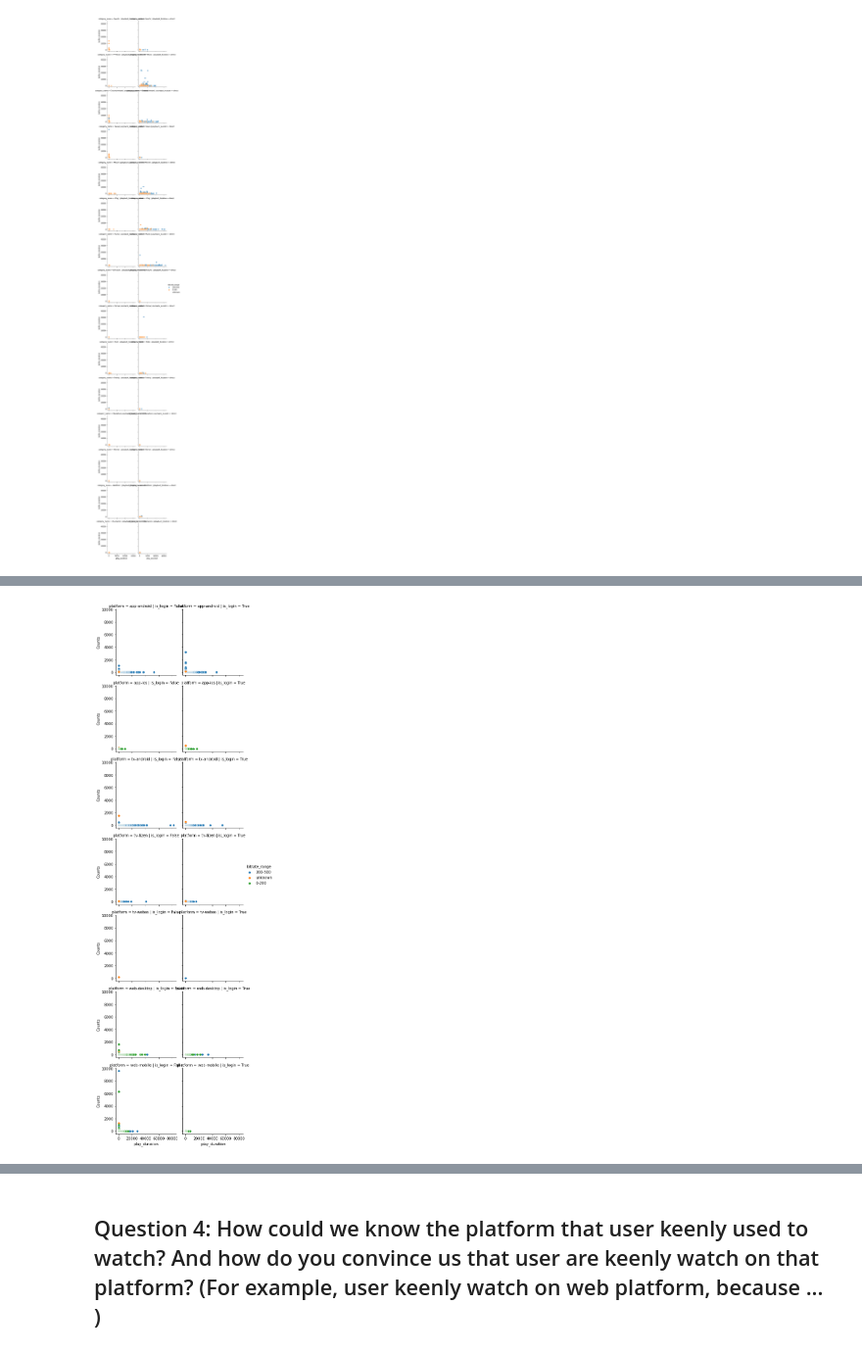
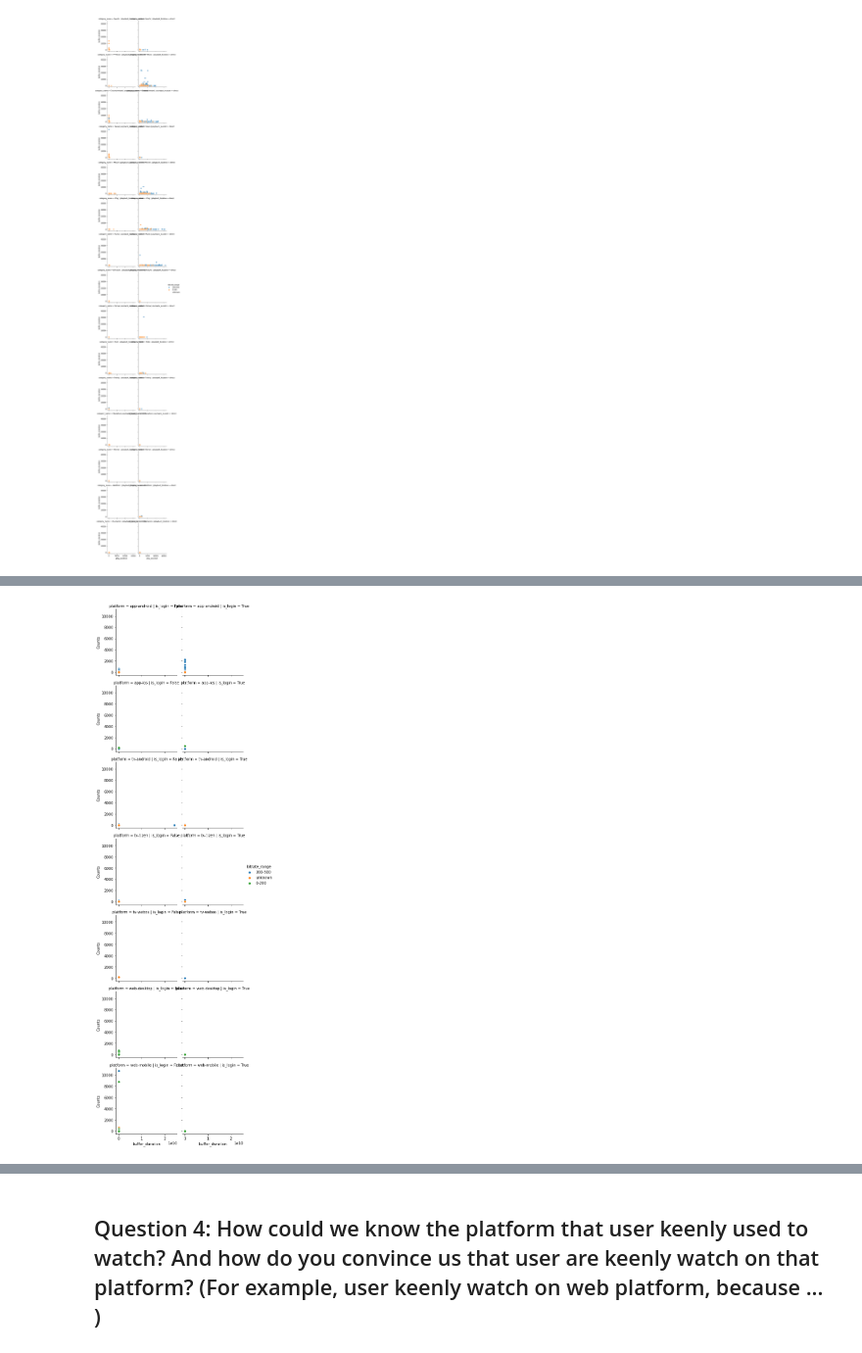
Before and after one commit to archeltaneka/vidio-dataset-eda, a Jupyter notebook: exploratory_notebook.ipynb, the cells around one changed output, grey strips where cells are left out. Shown at 98% size. Cells and saved outputs as stored; diff of their text form; code cells hidden in the pictures.

```diff
--- a/exploratory_notebook.ipynb
+++ b/exploratory_notebook.ipynb
@@ -1457,12 +1382,12 @@ plt.show()
 # %%
-df_multi1 = df[['is_login', 'platform', 'play_duration', 'bitrate_range']].value_counts()
-df_multi1 = pd.pivot_table(df_multi1.to_frame(), values=0, index=['is_login', 'platform', 'play_duration', 'bitrate_range'], aggfunc=np.sum)
+df_multi1 = df[['is_login', 'platform', 'buffer_duration', 'bitrate_range']].value_counts()
+df_multi1 = pd.pivot_table(df_multi1.to_frame(), values=0, index=['is_login', 'platform', 'buffer_duration', 'bitrate_range'], aggfunc=np.sum)
 df_multi1 = df_multi1.reset_index()
 df_multi1 = df_multi1.rename(columns={0: 'Counts'})
 
 g = sns.FacetGrid(df_multi1, col='is_login', row='platform', hue='bitrate_range')
-g.map(sns.scatterplot, 'play_duration', 'Counts').add_legend()
+g.map(sns.scatterplot, 'buffer_duration', 'Counts').add_legend()
 
 plt.show()
 # %% [output]
-[figure, old version]
+[figure, new version]
```
Also changed, not shown: parts of 46 cells of this notebook.
